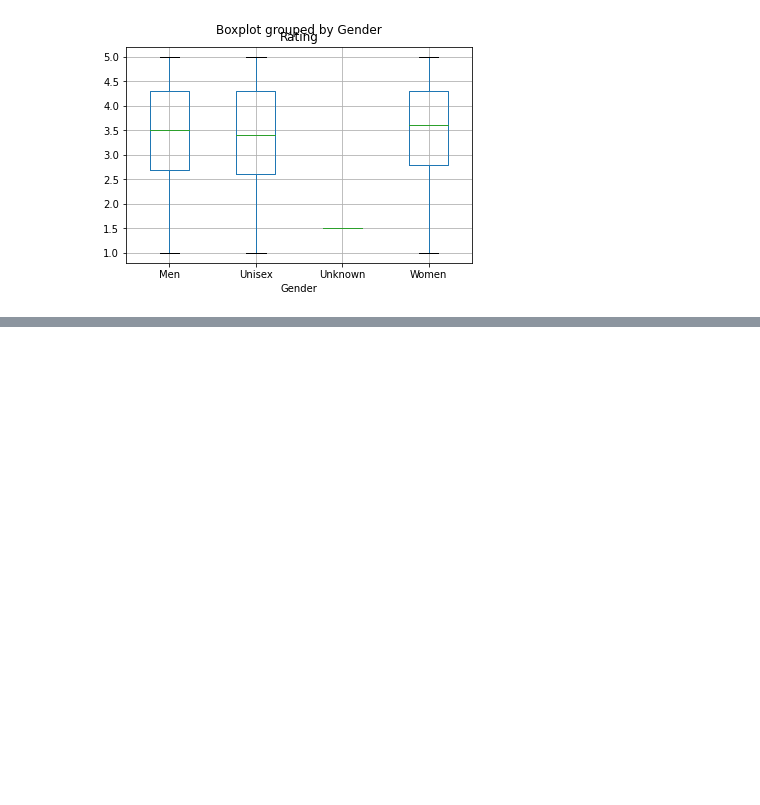
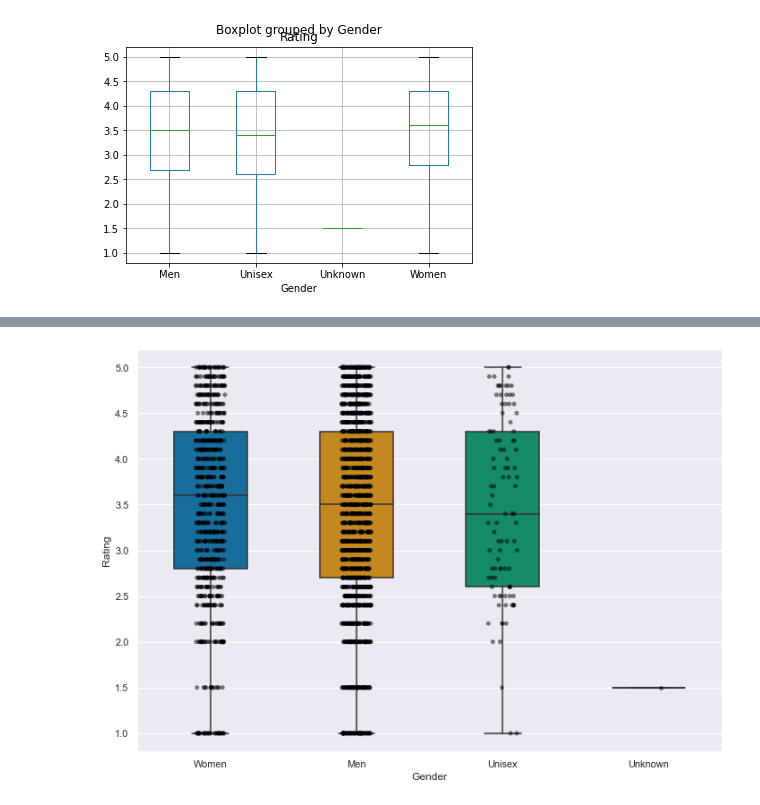
Before and after one commit to abgarberpaul/Nike-vs-Adidas, a Jupyter notebook: AGP_Data_Exploration_and_Analysis.ipynb, the cells around one changed output, grey strips where cells are left out. Saved outputs shown, nothing was run; the diff lists cells and outputs as text; code cells hidden in the pictures; blank space fills up the shorter version.

```diff
--- a/AGP_Data_Exploration_and_Analysis.ipynb
+++ b/AGP_Data_Exploration_and_Analysis.ipynb
@@ -334,0 +350,16 @@ rating_adidas.boxplot("Rating", "Gender")
+# %%
+# add stripplot to boxplot with Seaborn
+sns.set(rc={'figure.figsize':(11.7,8.27)})
+
+bplot=sns.boxplot(x='Gender', y='Rating',
+                 data=rating_adidas,
+                 width=0.5,
+                 palette="colorblind")
+bplot=sns.stripplot(x='Gender', y='Rating',
+                   data=rating_adidas,
+                   jitter=True,
+                   marker='o',
+                   alpha=0.5,
+                   color='black')
+# %% [output]
+[figure, added]
```
Also changed, not shown: parts of 5 cells of this notebook.
